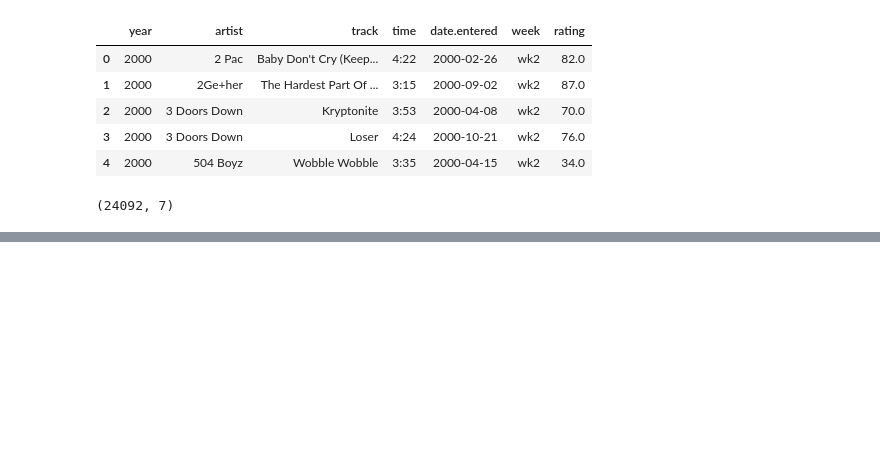
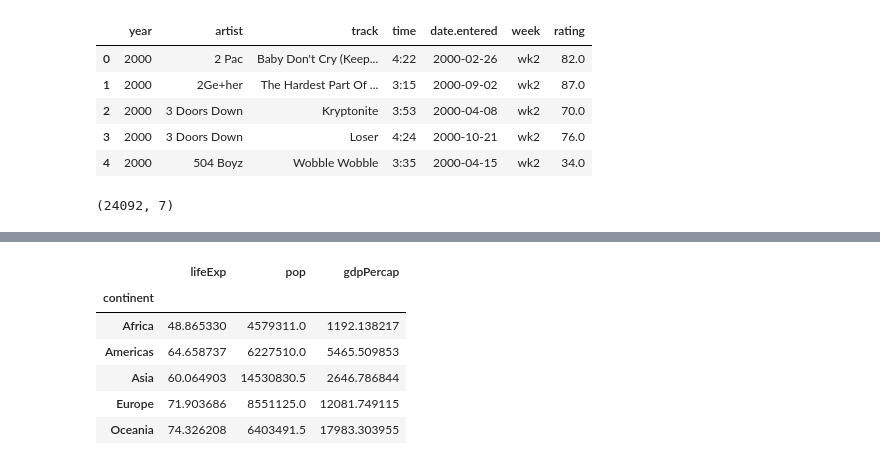
Before and after one commit to hongsh2003/hipython_rep, a Jupyter notebook: 15. 데이터전처리.ipynb, the cells around one changed output, grey strips where cells are left out. Saved outputs shown, nothing was run; the diff lists cells and outputs as text; code cells hidden in the pictures; blank space fills up the shorter version.

```diff
--- a/15. 데이터전처리.ipynb
+++ b/15. 데이터전처리.ipynb
@@ -1068,0 +1180,19 @@ final_df.shape
+# %%
+agg_df = df.groupby('continent')\
+    .agg(
+         {
+             'lifeExp': 'mean',
+             'pop': 'median',
+             'gdpPercap' : 'median'
+         }
+        )
+
+agg_df
+# %% [output]
+|  | lifeExp | pop | gdpPercap |
+| continent |  |  |  |
+| Africa | 48.865330 | 4579311.0 | 1192.138217 |
+| Americas | 64.658737 | 6227510.0 | 5465.509853 |
+| Asia | 60.064903 | 14530830.5 | 2646.786844 |
+| Europe | 71.903686 | 8551125.0 | 12081.749115 |
+| Oceania | 74.326208 | 6403491.5 | 17983.303955 |
```
Also changed, not shown: parts of 11 cells of this notebook.
